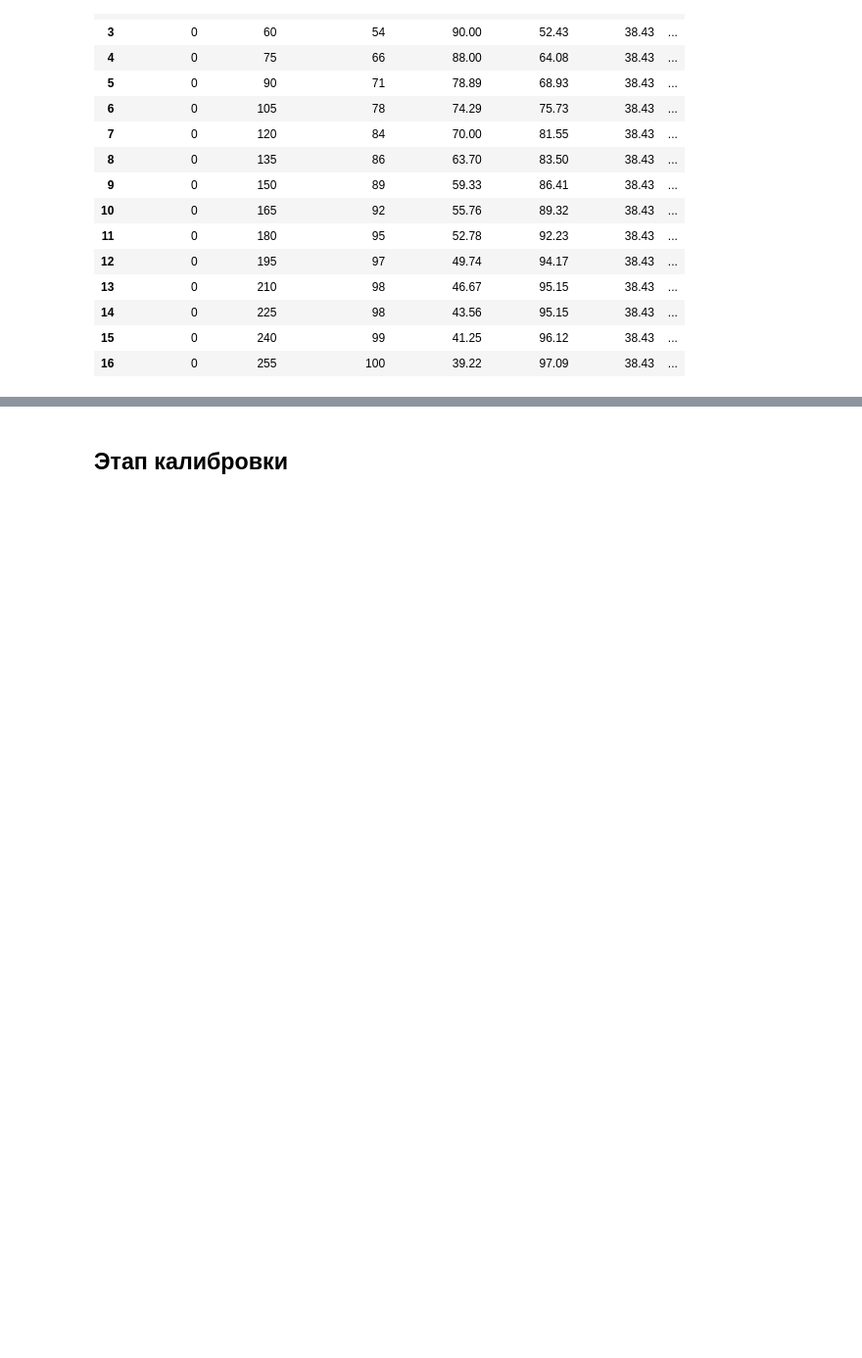
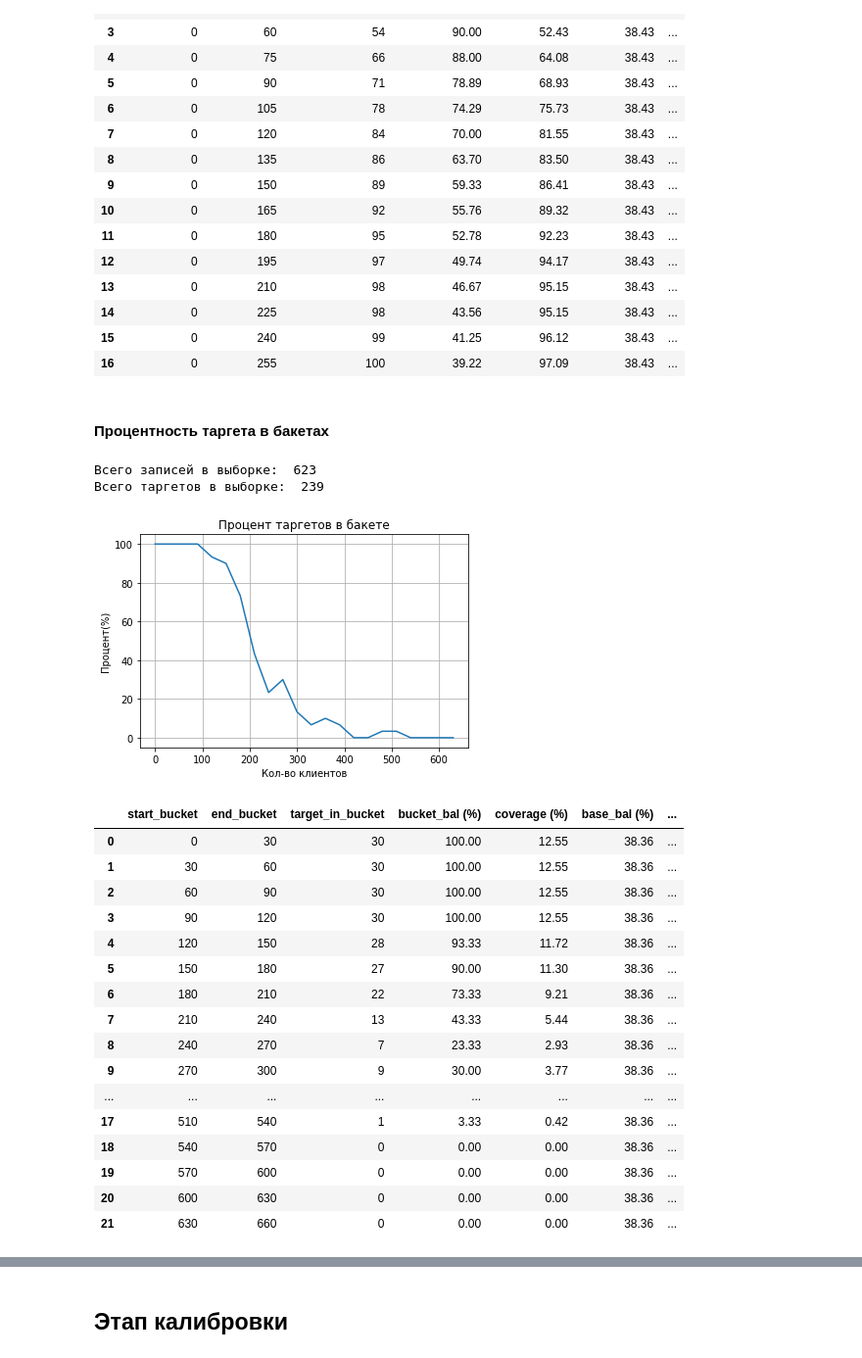
Before and after one commit to TDL77/autobinary_framework, a Jupyter notebook: 05_Finalization_calibration/00 [2022.12.14] final_classification - Catboost.ipynb, the cells around one changed output, grey strips where cells are left out. Shown at 98% size. Drawn from its saved outputs; the diff is of its cells as text; code cells hidden in the pictures; blank space fills up the shorter version.

Commit message:
update finalization an calibration

```diff
--- a/05_Finalization_calibration/00 [2022.12.13] final_classification - Catboost.ipynb
+++ b/05_Finalization_calibration/00 [2022.12.14] final_classification - Catboost.ipynb
@@ -222,3 +223,31 @@ te_table_cover
 | 14 | 0 | 225 | 98 | 43.56 | 95.15 | 38.43 | ... |
 | 15 | 0 | 240 | 99 | 41.25 | 96.12 | 38.43 | ... |
 | 16 | 0 | 255 | 100 | 39.22 | 97.09 | 38.43 | ... |
+# %% [markdown]
+#### Процентность таргета в бакетах
+# %%
+# Метрика процента таргета для трейна
+
+tr_table_cover_2 = final_model.balance_cover_2(X_train, y_train, step=30, end=650)
+tr_table_cover_2
+# %% [output]
+Всего записей в выборке:  623
+Всего таргетов в выборке:  239
+[figure, added]
+|  | start_bucket | end_bucket | target_in_bucket | bucket_bal (%) | coverage (%) | base_bal (%) | ... |
+| 0 | 0 | 30 | 30 | 100.00 | 12.55 | 38.36 | ... |
+| 1 | 30 | 60 | 30 | 100.00 | 12.55 | 38.36 | ... |
+| 2 | 60 | 90 | 30 | 100.00 | 12.55 | 38.36 | ... |
+| 3 | 90 | 120 | 30 | 100.00 | 12.55 | 38.36 | ... |
+| 4 | 120 | 150 | 28 | 93.33 | 11.72 | 38.36 | ... |
+| 5 | 150 | 180 | 27 | 90.00 | 11.30 | 38.36 | ... |
+| 6 | 180 | 210 | 22 | 73.33 | 9.21 | 38.36 | ... |
+| 7 | 210 | 240 | 13 | 43.33 | 5.44 | 38.36 | ... |
+| 8 | 240 | 270 | 7 | 23.33 | 2.93 | 38.36 | ... |
+| 9 | 270 | 300 | 9 | 30.00 | 3.77 | 38.36 | ... |
+| ... | ... | ... | ... | ... | ... | ... | ... |
+| 17 | 510 | 540 | 1 | 3.33 | 0.42 | 38.36 | ... |
+| 18 | 540 | 570 | 0 | 0.00 | 0.00 | 38.36 | ... |
+| 19 | 570 | 600 | 0 | 0.00 | 0.00 | 38.36 | ... |
+| 20 | 600 | 630 | 0 | 0.00 | 0.00 | 38.36 | ... |
+| 21 | 630 | 660 | 0 | 0.00 | 0.00 | 38.36 | ... |
```
Also changed, not shown: parts of 6 cells of this notebook, 7 other files.
